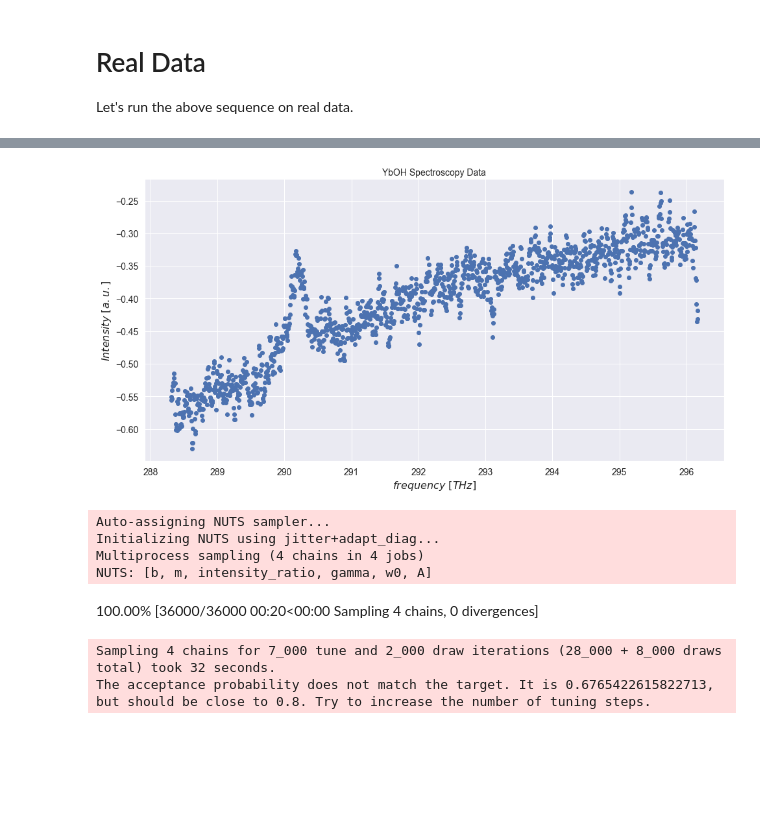
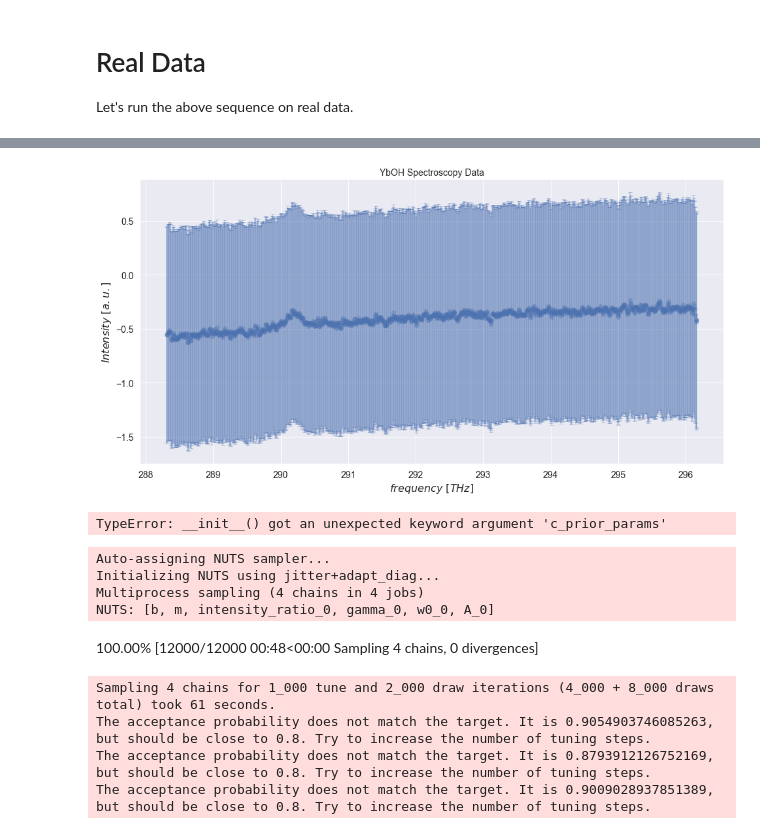
Before and after one commit to phys201/FluorescenceSpectroscopy, a Jupyter notebook: documentation.ipynb, the cells around one changed output, grey strips where cells are left out. Cells and saved outputs as stored; diff of their text form; code cells hidden in the pictures; blank space fills up the shorter version.

```diff
--- a/documentation.ipynb
+++ b/documentation.ipynb
@@ -232,33 +282,53 @@ real_data.head()
 # %%
 plt.figure(figsize=(16, 8))
-plt.errorbar(w, I, fmt='o')
+plt.errorbar(w, I, fmt='o', yerr=sigma_I, capsize=3, alpha=.3 )
 plt.xlabel('$frequency \ [THz]$')
 plt.ylabel('$Intensity \ [a.u.]$')
 plt.title('YbOH Spectroscopy Data');
 # %% [output]
-[figure, old version]
+[figure, new version]
 # %%
 model_prior_params = {
-                      'A_prior_params': (0.2, 0.1),
-                      'w0_prior_params': (290.2, 1),
-                      'gamma_prior_params': (0.5, 0.1),
+                      'A_prior_params': [(0.2, 0.1)],
+                      'w0_prior_params': [(290.2, 1)],
+                      'gamma_prior_params': [(0.5, 0.1)],
                       'intensity_ratio_prior_params': (.1, .1),
                       'm_prior_params': (0.05, .1),
                       'b_prior_params': (-14.7, .1),
+                       # 'c_prior_params': (1e-4, 1e-5)
                       }
+# model_prior_params = {
+#                       'A_prior_params': [(0.2, 0.1), (-.1, .1), (-.1, .1)],
+#                       'w0_prior_params': [(290.2, 0.2), (293.1, .2), (296.1, .2)],
+#                       'gamma_prior_params': [(0.5, 0.1), (.1, .05), (.5, .1)],
+#                       'intensity_ratio_prior_params': (.1, .1),
+#                       'm_prior_params': (0.05, 0.01),
+#                       'b_prior_params': (0, 20),
+#                        'c_prior_params': (0, 20),
+#                       }
 fluospec_model_instance = FluoSpecModel(**model_prior_params)
+# %% [output]
+TypeError: __init__() got an unexpected keyword argument 'c_prior_params'
 # %%
 generative_model = fluospec_model_instance.model(real_data)
+# generative_model = fluospec_model_instance.model(real_data[:500])
 
+# with generative_model:
+#     trace = pm.sample_smc(2000)
+#     az.plot_trace(trace)
+    # az.plot_trace(trace)
+# #
 with generative_model:
-    trace = pm.sample(return_inferencedata=True, tune=7000, draws=2000)
+    trace = pm.sample(return_inferencedata=True, tune=1000, draws=2000)
 
 posterior = trace.posterior.to_dataframe()
 # %% [output]
 Auto-assigning NUTS sampler...
 Initializing NUTS using jitter+adapt_diag...
 Multiprocess sampling (4 chains in 4 jobs)
-NUTS: [b, m, intensity_ratio, gamma, w0, A]
+NUTS: [b, m, intensity_ratio_0, gamma_0, w0_0, A_0]
-100.00% [36000/36000 00:20<00:00 Sampling 4 chains, 0 divergences]
+100.00% [12000/12000 00:48<00:00 Sampling 4 chains, 0 divergences]
-Sampling 4 chains for 7_000 tune and 2_000 draw iterations (28_000 + 8_000 draws total) took 32 seconds.
-The acceptance probability does not match the target. It is 0.6765422615822713, but should be close to 0.8. Try to increase the number of tuning steps.
+Sampling 4 chains for 1_000 tune and 2_000 draw iterations (4_000 + 8_000 draws total) took 61 seconds.
+The acceptance probability does not match the target. It is 0.9054903746085263, but should be close to 0.8. Try to increase the number of tuning steps.
+The acceptance probability does not match the target. It is 0.8793912126752169, but should be close to 0.8. Try to increase the number of tuning steps.
+The acceptance probability does not match the target. It is 0.9009028937851389, but should be close to 0.8. Try to increase the number of tuning steps.
```
Also changed, not shown: parts of 13 cells of this notebook, 1 other file.
